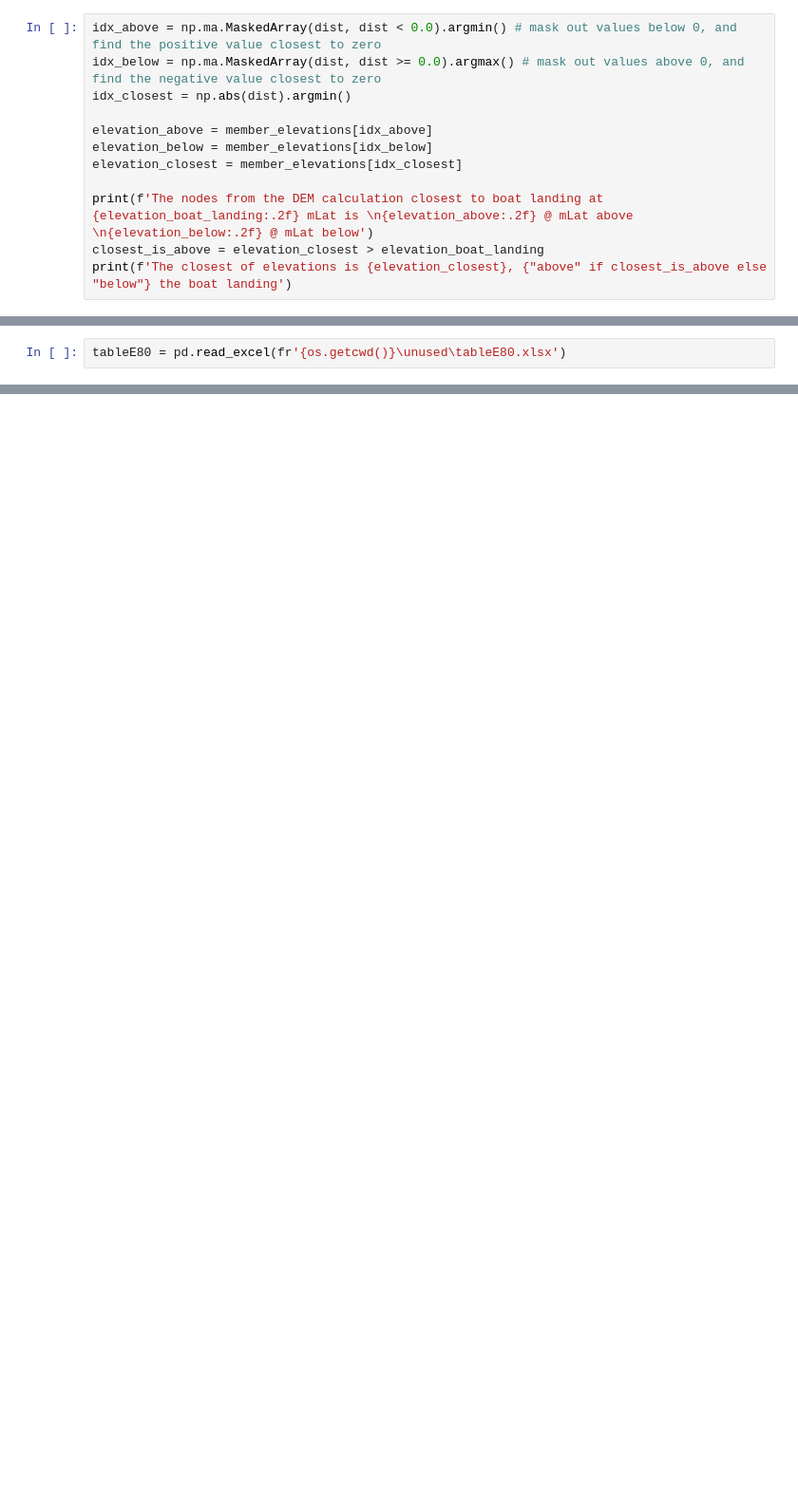
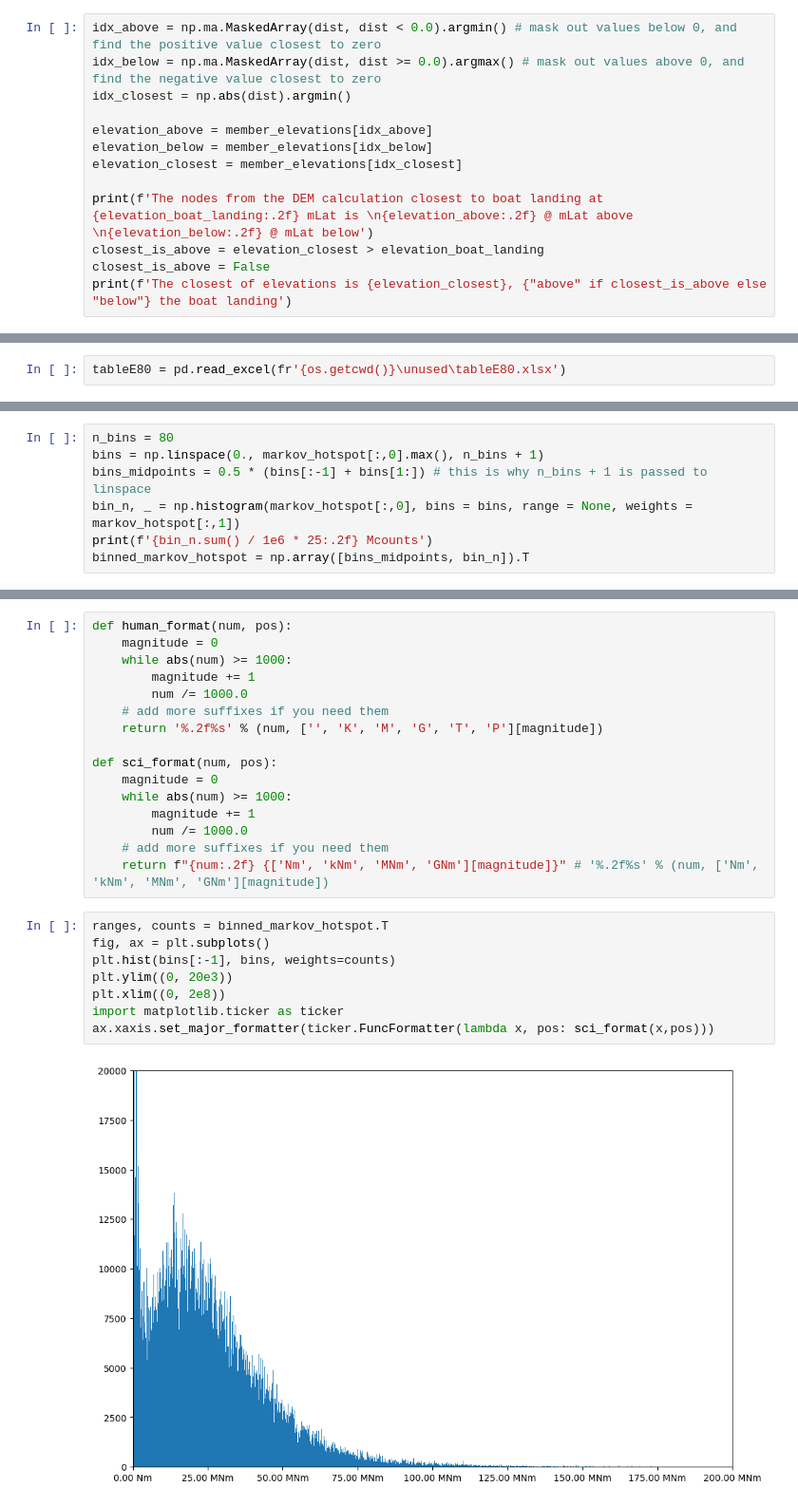
Before and after one commit to equinor/fatigue-calculations, a Jupyter notebook: baseline_methods/interpolate_DEM_to_damage.ipynb, the cells around one changed output, grey strips where cells are left out. Shown at 95% size. Cells and saved outputs as stored; diff of their text form; blank space fills up the shorter version.

```diff
--- a/baseline_methods/interpolate_DEM_to_damage.ipynb
+++ b/baseline_methods/interpolate_DEM_to_damage.ipynb
@@ -70,6 +72,7 @@ elevation_closest = member_elevations[idx_closest]
 
 print(f'The nodes from the DEM calculation closest to boat landing at {elevation_boat_landing:.2f} mLat is \n{elevation_above:.2f} @ mLat above \n{elevation_below:.2f} @ mLat below')
 closest_is_above = elevation_closest > elevation_boat_landing
+closest_is_above = False
 print(f'The closest of elevations is {elevation_closest}, {"above" if closest_is_above else "below"} the boat landing')
 # %% [output]
 The nodes from the DEM calculation closest to boat landing at 9.69 mLat is
@@ -266,0 +272,7 @@ Name: 79, dtype: float64
+# %%
+n_bins = 80
+bins = np.linspace(0., markov_hotspot[:,0].max(), n_bins + 1)
+bins_midpoints = 0.5 * (bins[:-1] + bins[1:]) # this is why n_bins + 1 is passed to linspace
+bin_n, _ = np.histogram(markov_hotspot[:,0], bins = bins, range = None, weights = markov_hotspot[:,1])
+print(f'{bin_n.sum() / 1e6 * 25:.2f} Mcounts')
+binned_markov_hotspot = np.array([bins_midpoints, bin_n]).T
@@ -266,0 +281,26 @@ Name: 79, dtype: float64
+# %%
+def human_format(num, pos):
+    magnitude = 0
+    while abs(num) >= 1000:
+        magnitude += 1
+        num /= 1000.0
+    # add more suffixes if you need them
+    return '%.2f%s' % (num, ['', 'K', 'M', 'G', 'T', 'P'][magnitude])
+
+def sci_format(num, pos):
+    magnitude = 0
+    while abs(num) >= 1000:
+        magnitude += 1
+        num /= 1000.0
+    # add more suffixes if you need them
+    return f"{num:.2f} {['Nm', 'kNm', 'MNm', 'GNm'][magnitude]}" # '%.2f%s' % (num, ['Nm', 'kNm', 'MNm', 'GNm'][magnitude])
+# %%
+ranges, counts = binned_markov_hotspot.T
+fig, ax = plt.subplots()
+plt.hist(bins[:-1], bins, weights=counts)
+plt.ylim((0, 20e3))
+plt.xlim((0, 2e8))
+import matplotlib.ticker as ticker
+ax.xaxis.set_major_formatter(ticker.FuncFormatter(lambda x, pos: sci_format(x,pos)))
+# %% [output]
+[figure, added]
```
Also changed, not shown: parts of 15 cells of this notebook.
